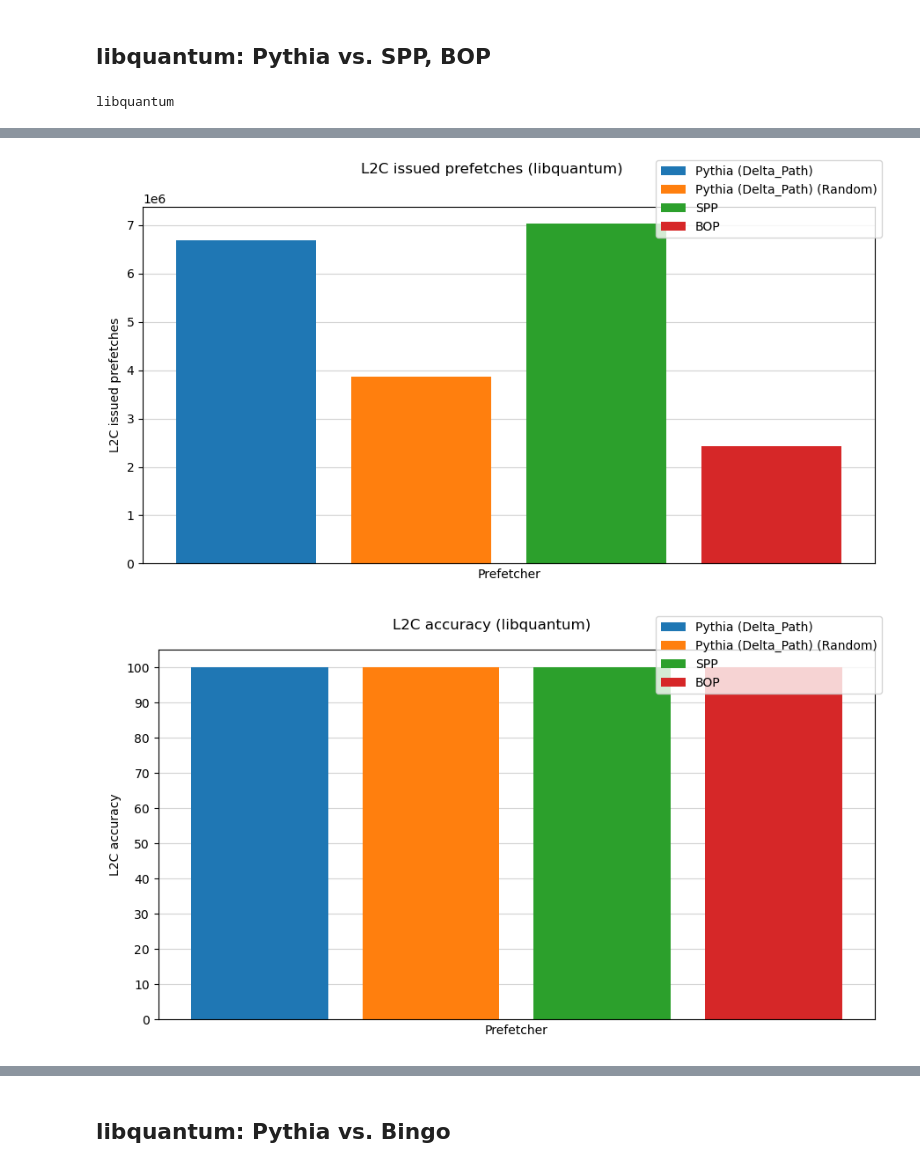
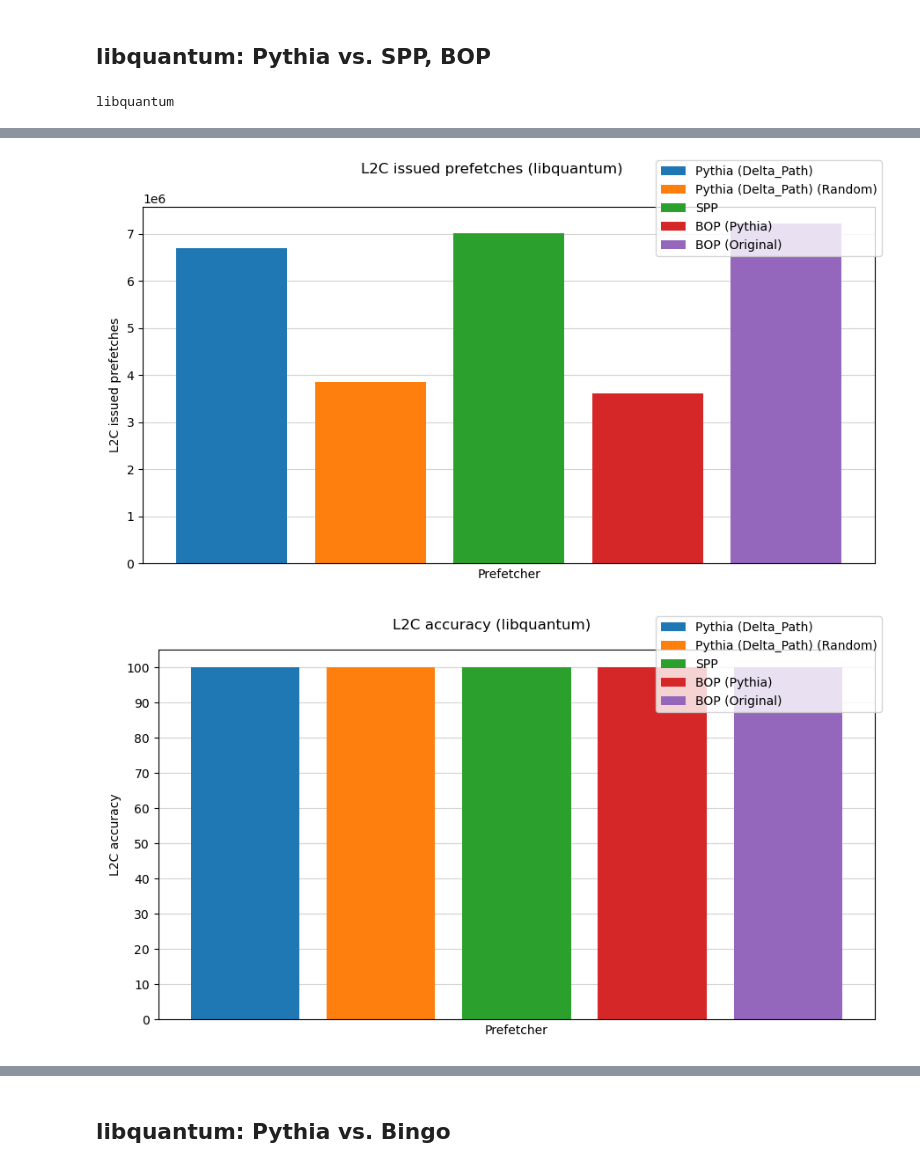
Before and after one commit to cmolder/pythia-analysis, a Jupyter notebook: pythia-features.ipynb, the cells around one changed output, grey strips where cells are left out. Cells and saved outputs as stored; diff of their text form; code cells hidden in the pictures.

```diff
--- a/pythia-features.ipynb
+++ b/pythia-features.ipynb
@@ -138,7 +138,8 @@ single_spp_df = {
     'Pythia (Delta_Path)': pythia_deg1_df['Delta_Path'],
     'Pythia (Delta_Path) (Random)': pythia_random_df['Delta_Path'],
     'SPP': baseline_df['spp'],
-    'BOP': baseline_df['bo'],
+    'BOP (Pythia)': baseline_df['bo'],
+    'BOP (Original)': baseline_df['bo_orig']
 }
 plots.plot_everything_benchmark(single_spp_df, ['libquantum'], metrics=metrics)
 # %% [output]
@@ -147,2 +148,2 @@ libquantum
-[figure, old version]
+[figure, new version]
-[figure, old version]
+[figure, new version]
```
Also changed, not shown: parts of 9 cells of this notebook, 5 other files.
